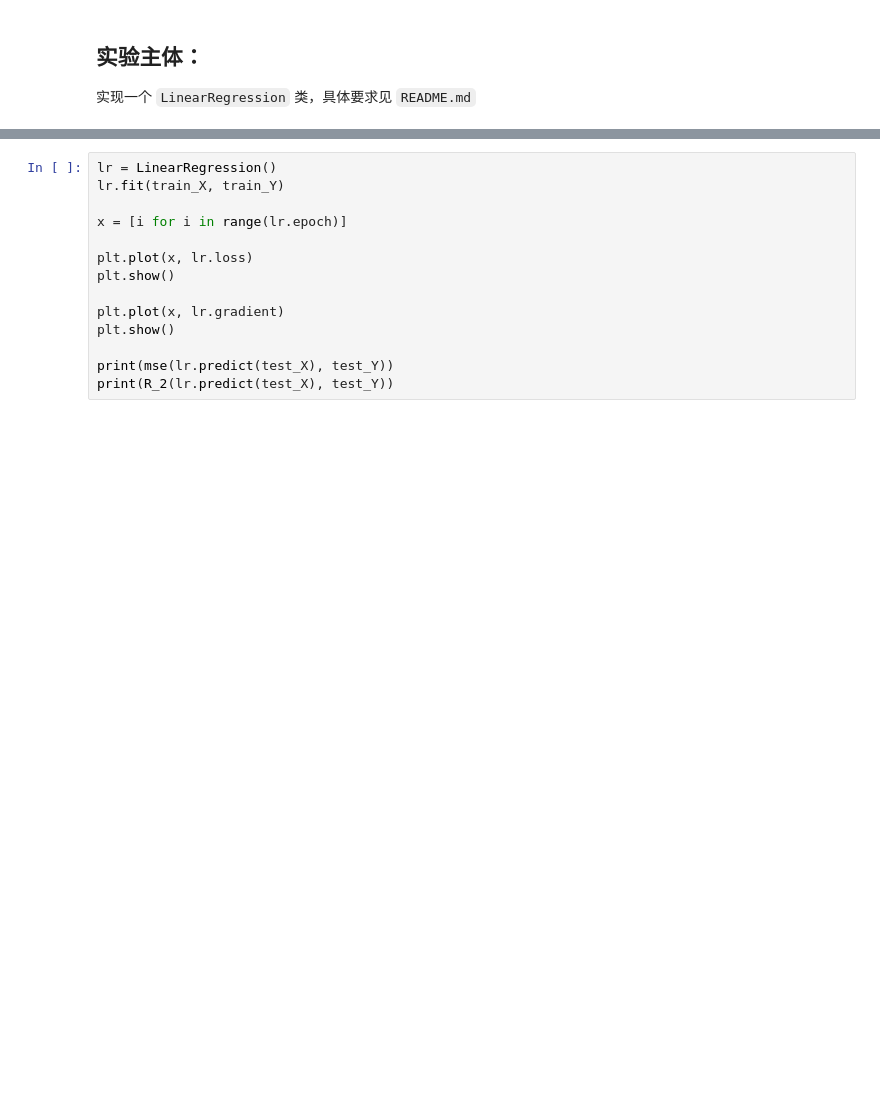
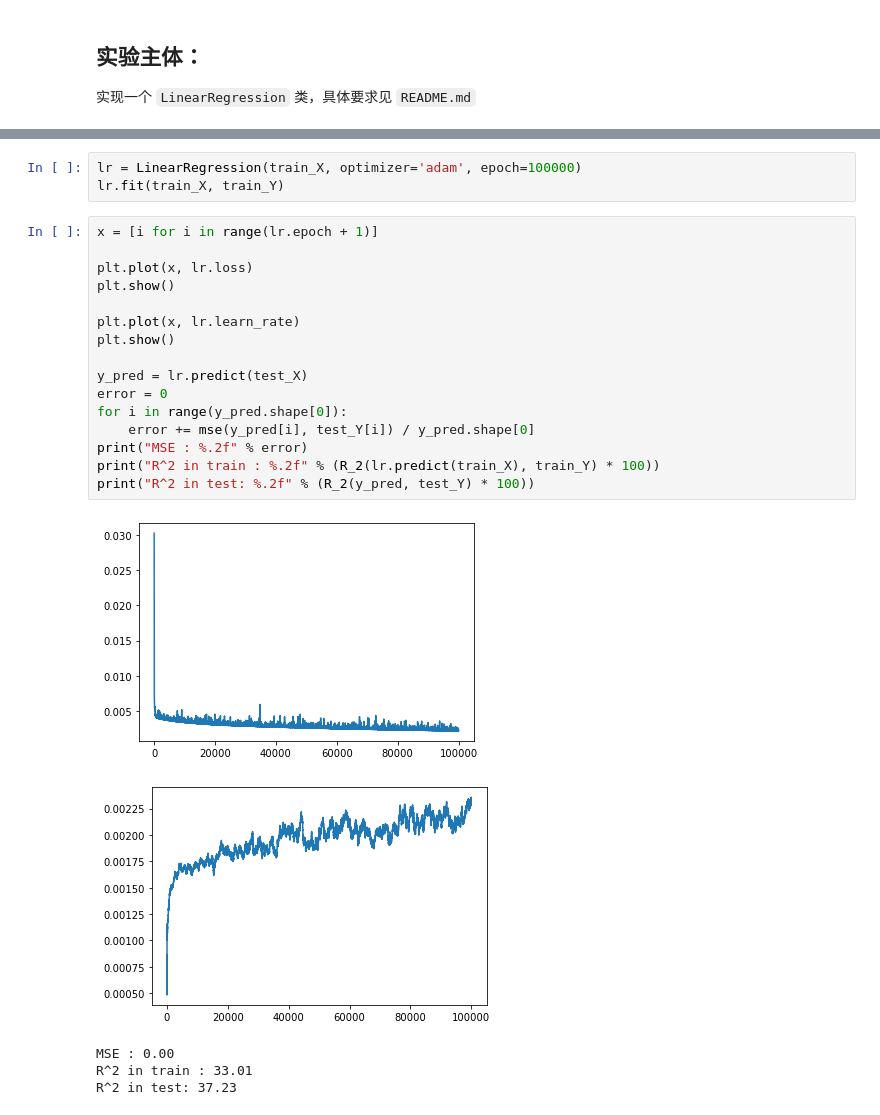
Before and after one commit to topdeoo/ML-Lab, a Jupyter notebook: lab01/lab.ipynb, the cells around one changed output, grey strips where cells are left out. Drawn from its saved outputs; the diff is of its cells as text; blank space fills up the shorter version.

```diff
--- a/lab01/lab.ipynb
+++ b/lab01/lab.ipynb
@@ -100,14 +144,25 @@ start Lab 01
+# %%
+lr = LinearRegression(train_X, optimizer='adam', epoch=100000)
+lr.fit(train_X, train_Y)
 # %%
-lr = LinearRegression()
-lr.fit(train_X, train_Y)
-
-x = [i for i in range(lr.epoch)]
+x = [i for i in range(lr.epoch + 1)]
 
 plt.plot(x, lr.loss)
 plt.show()
 
-plt.plot(x, lr.gradient)
+plt.plot(x, lr.learn_rate)
 plt.show()
 
-print(mse(lr.predict(test_X), test_Y))
-print(R_2(lr.predict(test_X), test_Y))
+y_pred = lr.predict(test_X)
+error = 0
+for i in range(y_pred.shape[0]):
+    error += mse(y_pred[i], test_Y[i]) / y_pred.shape[0]
+print("MSE : %.2f" % error)
+print("R^2 in train : %.2f" % (R_2(lr.predict(train_X), train_Y) * 100))
+print("R^2 in test: %.2f" % (R_2(y_pred, test_Y) * 100))
+# %% [output]
+[figure, added]
+[figure, added]
+MSE : 0.00
+R^2 in train : 33.01
+R^2 in test: 37.23
```
Also changed, not shown: parts of 14 cells of this notebook, 2 other files.
